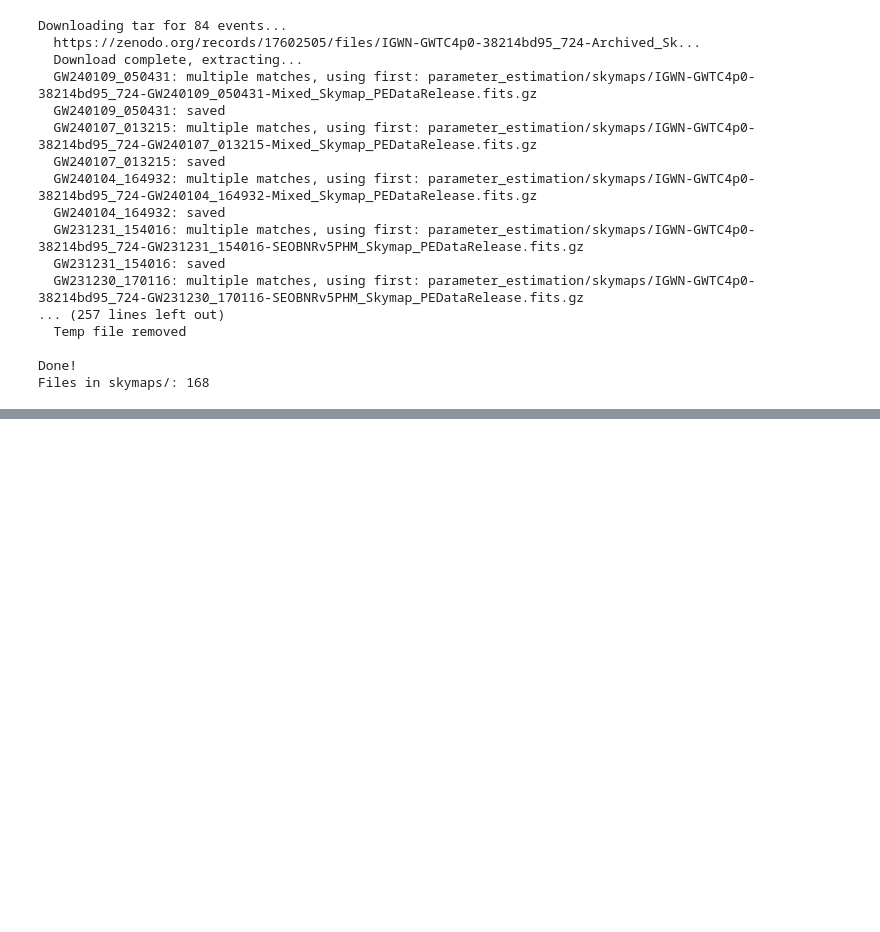
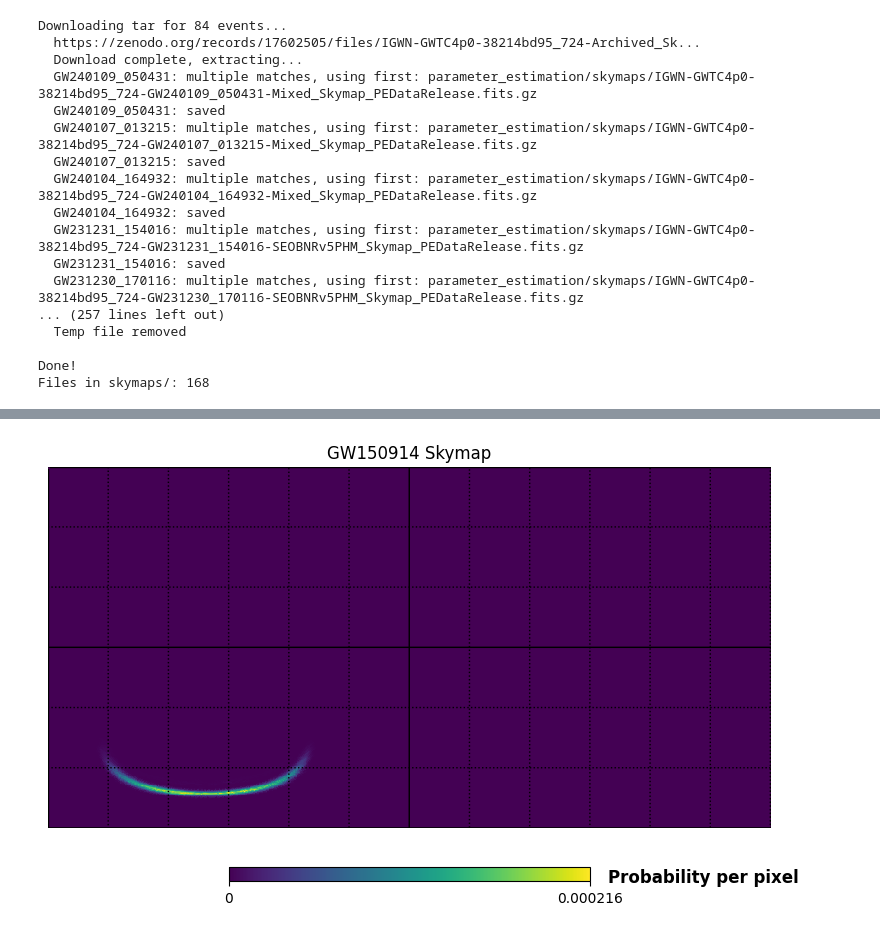
Before and after one commit to ZoeyZhu2/BBH-Visualization, a Jupyter notebook: bbh_visualization.ipynb, the cells around one changed output, grey strips where cells are left out. Drawn from its saved outputs; the diff is of its cells as text; code cells hidden in the pictures; blank space fills up the shorter version.

```diff
--- a/bbh_visualization.ipynb
+++ b/bbh_visualization.ipynb
@@ -259,0 +264,13 @@ First 15 filenames in tar:
+# %%
+#Cell 8: Loading one skymap (GW150914) to inspect
+# Peek inside the file first
+with fits.open(test_file) as hdul:
+    hdul.info()
+    print(hdul[1].columns)
+
+# Read and convert to a flat healpy map
+skymap, metadata = read_sky_map(test_file, nest=True)
+
+print(f"Number of pixels: {len(skymap)}")
+print(f"NSIDE: {hp.npix2nside(len(skymap))}")
+print(f"Sum (should be ~1.0): {skymap.sum():.6f}")
@@ -259,0 +292,17 @@ First 15 filenames in tar:
+# %%
+#Cell 9: Plot a single skymap (GW150914) as equirectangular projection
+# Convert from nested to ring ordering (required for mollview/cartview)
+skymap_ring = hp.reorder(skymap, n2r=True)
+
+# Equirectangular projection
+hp.cartview(
+    skymap_ring,
+    title="GW150914 Skymap",
+    unit="Probability per pixel",
+    cmap="viridis",
+    fig=1
+)
+hp.graticule()  # adds grid lines
+plt.show()
+# %% [output]
+[figure, added]
```
Also changed, not shown: parts of 4 cells of this notebook.
